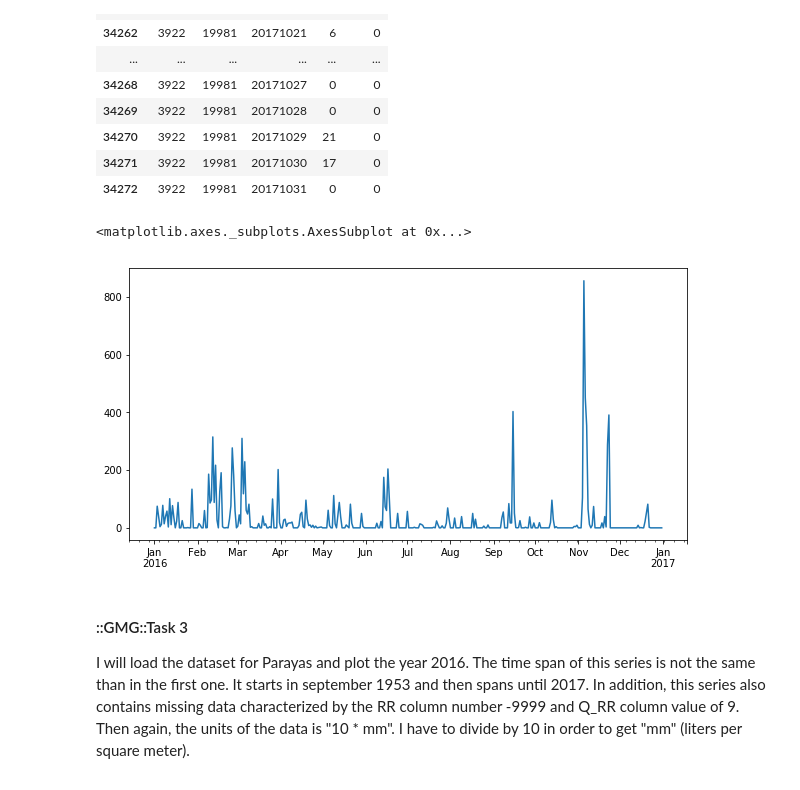
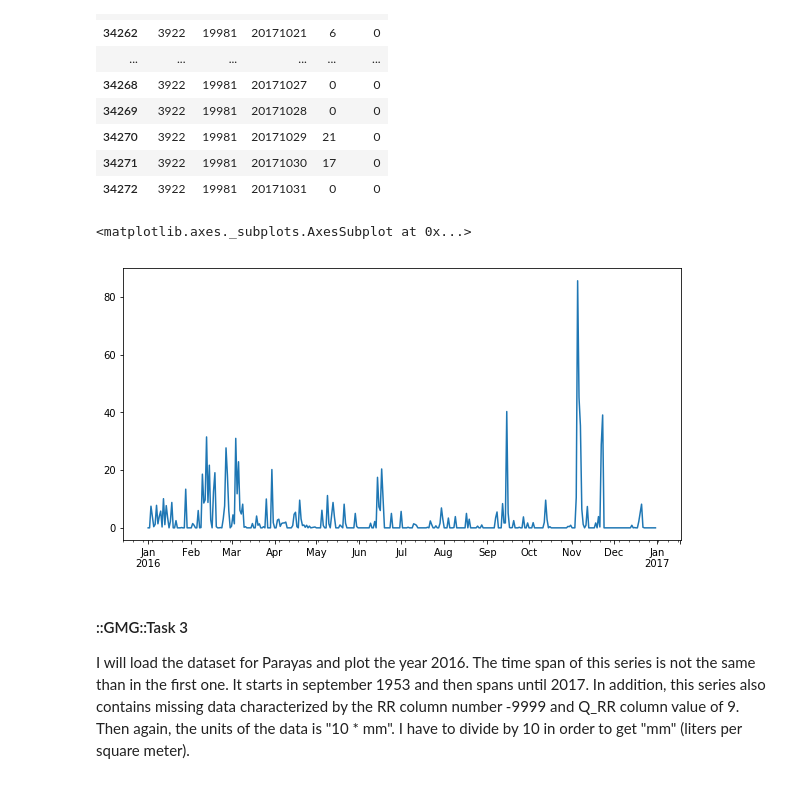
Before and after one commit to yerartdev/uc-m1964-panorama, a Jupyter notebook: panorama/m1964-python-gerardo-de-miguel-gonzalez.ipynb, the cells around one changed output. Saved outputs shown, nothing was run; the diff lists cells and outputs as text; code cells hidden in the pictures.

```diff
--- a/panorama/m1964-python-gerardo-de-miguel-gonzalez.ipynb
+++ b/panorama/m1964-python-gerardo-de-miguel-gonzalez.ipynb
@@ -168,27 +168,27 @@ import matplotlib.pyplot as plt
 # %%
 #::GMG::I put RR as a pandas Series indexed by DATE YYYYMMDD as date_range()
 #
 #       See:
 #       https://pandas.pydata.org/pandas-docs/stable/indexing.html
 #       http://pandas.pydata.org/pandas-docs/stable/generated/pandas.date_range.html
 #       https://pandas.pydata.org/pandas-docs/stable/generated/pandas.Series.reindex.html
 #
 start = precip_s['DATE'] >= 20160101
 end = precip_s['DATE'] <= 20161231
 cond = start & end
 #display(type(precip_s[cond][['DATE','RR']]), type(precip_s[cond]['RR']))
 dates = pd.date_range(start='20160101', end='20161231')
-serie_s = list(precip_s[cond]['RR'])
+serie_s = list(precip_s[cond]['RR']/10)
 #display(type(serie_s), type(dates))
 ts = pd.Series(serie_s,index=dates)
 #::GMG::Large enough plot 10 x 5 inches
 # See:
 # https://stackoverflow.com/questions/36367986/how-to-make-inline-plots-in-jupyter-notebook-larger
 plt.rcParams['figure.figsize'] = [10, 5]
 ts.plot()
 # %% [output]
 <matplotlib.axes._subplots.AxesSubplot at 0x...>
-[figure, old version]
+[figure, new version]
 # %% [markdown]
 #### ::GMG::Task 3
 
```
Also changed, not shown: parts of 4 cells of this notebook.
